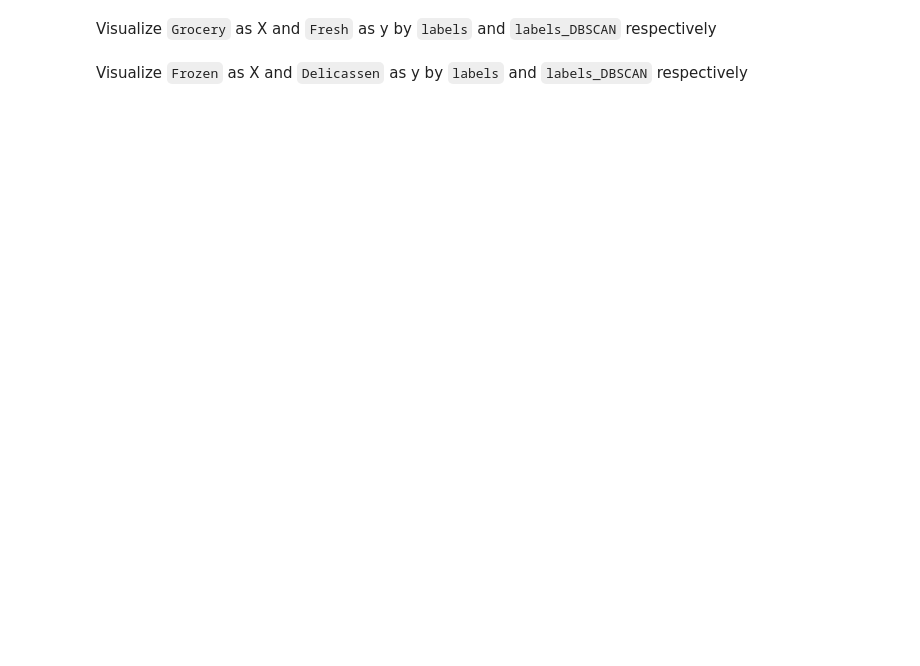
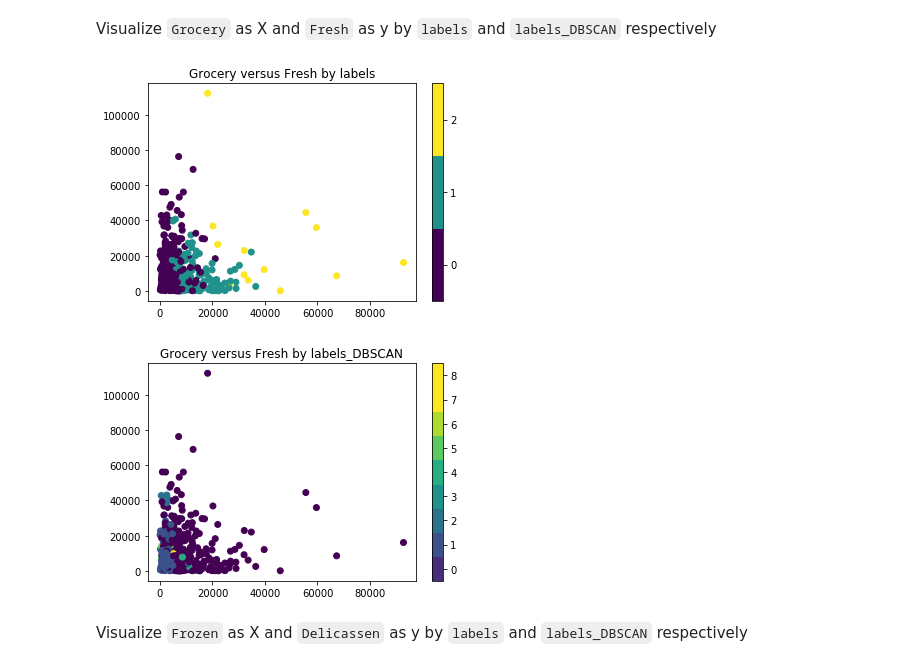
Before and after one commit to almsasantos/dataptmad1019, a Jupyter notebook: module-3/lab-unsupervised-learning/your-code/main.ipynb, the cells around one changed output. Drawn from its saved outputs; the diff is of its cells as text; code cells hidden in the pictures; blank space fills up the shorter version.

```diff
--- a/module-3/lab-unsupervised-learning/your-code/main.ipynb
+++ b/module-3/lab-unsupervised-learning/your-code/main.ipynb
@@ -103,2 +265,15 @@ Visualize `Grocery` as X and `Fresh` as y by `labels` and `labels_DBSCAN` respec
+# %%
+# Your code here:
+plt.scatter(customers['Grocery'], customers['Fresh'], c=unique_labels)
+plt.colorbar(boundaries=np.arange(len(np.unique(unique_labels))+1)-0.5).set_ticks(np.arange(len(np.unique(unique_labels))))
+plt.title('Grocery versus Fresh by labels')
+plt.show()
+plt.scatter(customers['Grocery'], customers['Fresh'], c=unique_dbscan_labels)
+plt.colorbar(boundaries=np.arange(len(np.unique(unique_dbscan_labels))+1)-0.5).set_ticks(np.arange(len(np.unique(unique_dbscan_labels))))
+plt.title('Grocery versus Fresh by labels_DBSCAN')
+plt.show()
+# %% [output]
+[figure, added]
+[figure, added]
 # %% [markdown]
 Visualize `Frozen` as X and `Delicassen` as y by `labels` and `labels_DBSCAN` respectively
```
Also changed, not shown: parts of 34 cells of this notebook.
